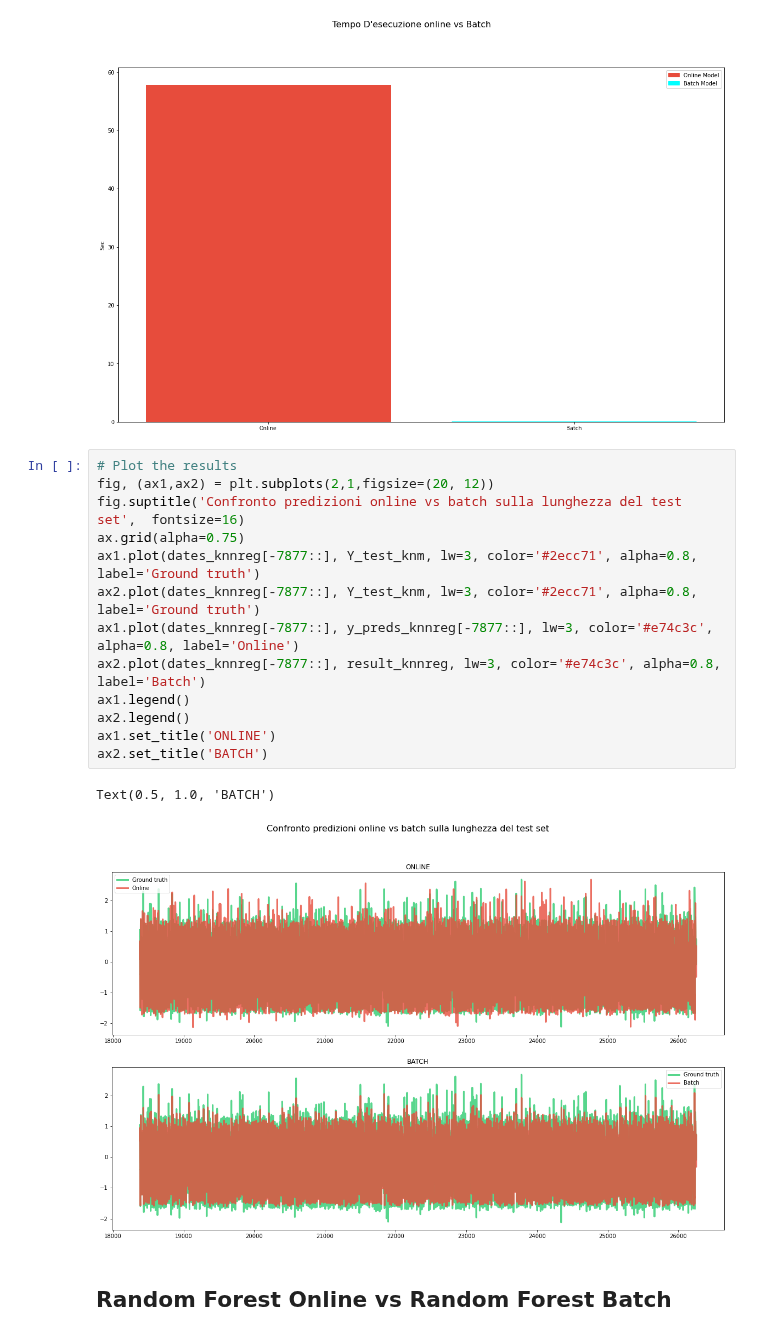
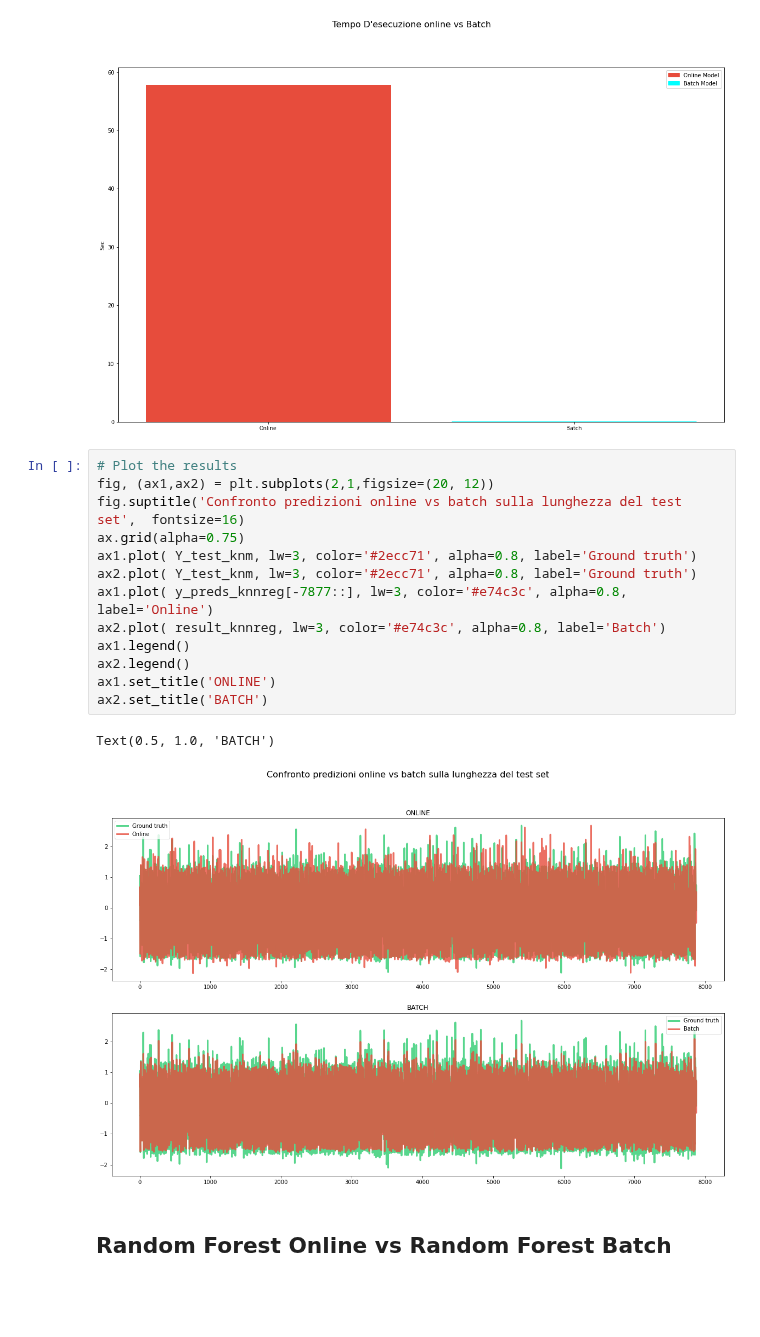
Before and after one commit to giodefa96/Script_Tesi_new, a Jupyter notebook: Risultati Finali/ItalyPowerDemand.ipynb, the cells around one changed output. Saved outputs shown, nothing was run; the diff lists cells and outputs as text; blank space fills up the shorter version.

```diff
--- a/Risultati Finali/ItalyPowerDemand.ipynb
+++ b/Risultati Finali/ItalyPowerDemand.ipynb
@@ -702,19 +702,19 @@ ax.legend(handles=[red_patch, cyan_patch])
 # %%
 # Plot the results
 fig, (ax1,ax2) = plt.subplots(2,1,figsize=(20, 12))
 fig.suptitle('Confronto predizioni online vs batch sulla lunghezza del test set',  fontsize=16)
 ax.grid(alpha=0.75)
-ax1.plot(dates_knnreg[-7877::], Y_test_knm, lw=3, color='#2ecc71', alpha=0.8, label='Ground truth')
-ax2.plot(dates_knnreg[-7877::], Y_test_knm, lw=3, color='#2ecc71', alpha=0.8, label='Ground truth')
-ax1.plot(dates_knnreg[-7877::], y_preds_knnreg[-7877::], lw=3, color='#e74c3c', alpha=0.8, label='Online')
-ax2.plot(dates_knnreg[-7877::], result_knnreg, lw=3, color='#e74c3c', alpha=0.8, label='Batch')
+ax1.plot( Y_test_knm, lw=3, color='#2ecc71', alpha=0.8, label='Ground truth')
+ax2.plot( Y_test_knm, lw=3, color='#2ecc71', alpha=0.8, label='Ground truth')
+ax1.plot( y_preds_knnreg[-7877::], lw=3, color='#e74c3c', alpha=0.8, label='Online')
+ax2.plot( result_knnreg, lw=3, color='#e74c3c', alpha=0.8, label='Batch')
 ax1.legend()
 ax2.legend()
 ax1.set_title('ONLINE')
 ax2.set_title('BATCH')
 # %% [output]
 Text(0.5, 1.0, 'BATCH')
-[figure, old version]
+[figure, new version]
 # %% [markdown]
 ## Random Forest Online vs Random Forest Batch
 # %% [markdown]
```
Also changed, not shown: parts of 7 cells of this notebook, 1 other file.
